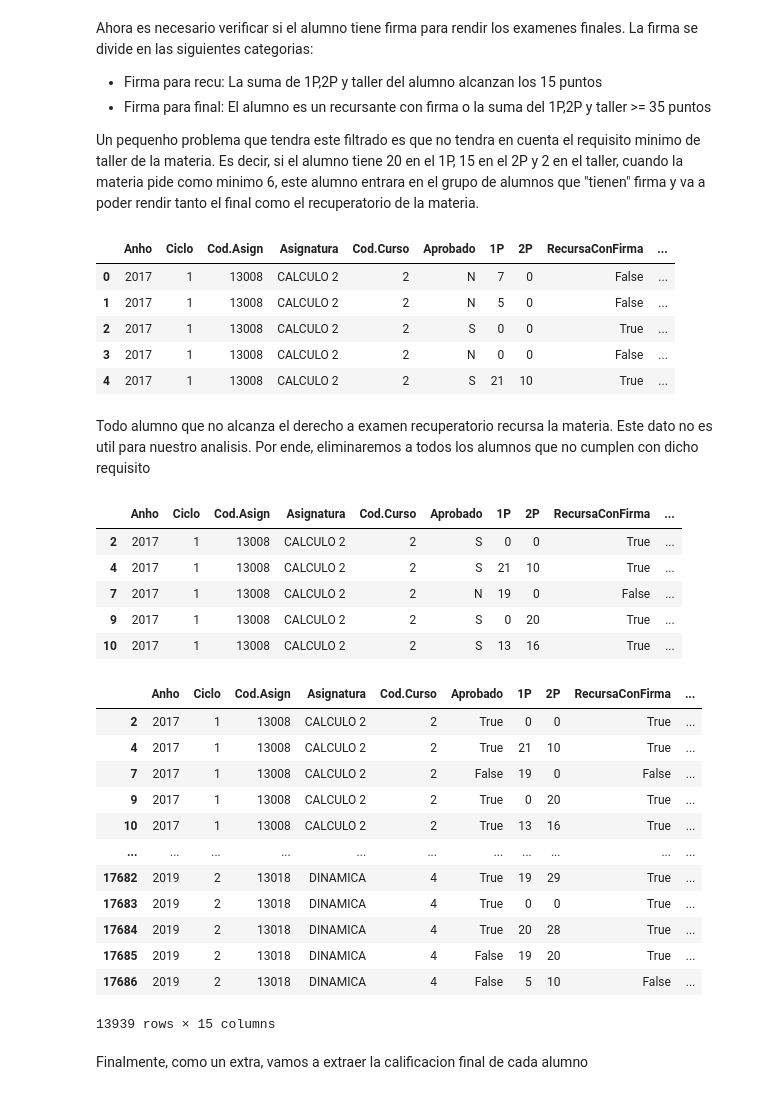
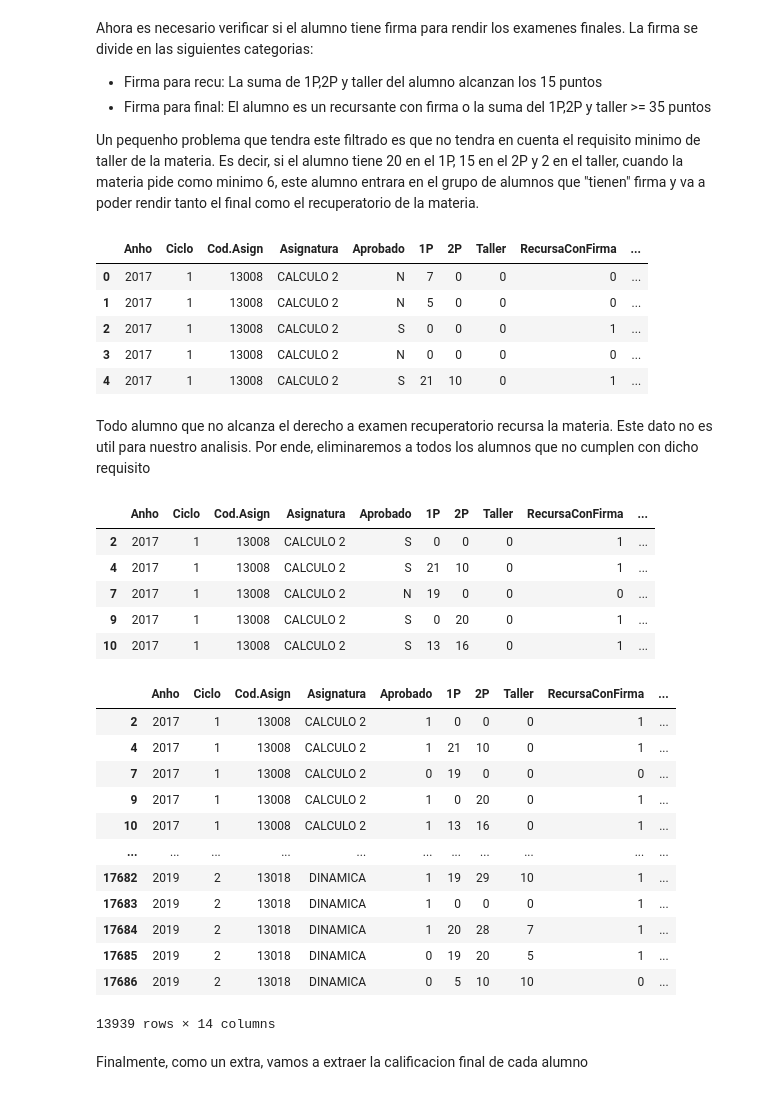
Before and after one commit to Hmersch96/M-M, a Jupyter notebook: Proyecto Final/Preprocesamiento_de_datos.ipynb, the cells around one changed output. Drawn from its saved outputs; the diff is of its cells as text; code cells hidden in the pictures.

```diff
--- a/Proyecto Final/Preprocesamiento_de_datos.ipynb
+++ b/Proyecto Final/Preprocesamiento_de_datos.ipynb
@@ -54,7 +54,7 @@ Primeramente, los datos de la asignatura, el ciclo, el anho, los datos del prime
 # %%
 #Con esta funcion, recorto las columnas que no necesito utilizar
 
-df=df.drop(['Semestre','ix','Id','Cod.Car.Sec'],axis=1)
+df=df.drop(['Semestre','ix','Id','Cod.Car.Sec','Cod.Curso'],axis=1)
 
 df.head()
 # %% [output]
@@ -90,6 +90,7 @@ firma_anterior=df['Anho.Firma']!=0
 
 #Primero insertamos la nueva columna
 df.insert(9,"RecursaConFirma",firma_anterior)
+df["RecursaConFirma"].replace({True: '1', False: '0'}, inplace=True)
 
 #Ahora eliminamos la columna de Anho.Firma
 df=df.drop(['Anho.Firma'],axis=1)
@@ -142,48 +143,52 @@ Dfinal=np.logical_or(firmaF,df["RecursaConFirma"])
 df.insert(10,"DerechoAFinal",Dfinal)
 df.insert(10,"DerechoARecuperatorio",Drecu)
 
+#Reemplazamos si tienen derecho o no por '1' y '0'
+df["DerechoAFinal"].replace({True: '1', False: '0'}, inplace=True)
+df["DerechoARecuperatorio"].replace({True: '1', False: '0'}, inplace=True)
+
 df.head()
 # %% [output]
-|  | Anho | Ciclo | Cod.Asign | Asignatura | Cod.Curso | Aprobado | 1P | 2P | RecursaConFirma | ... |
-| 0 | 2017 | 1 | 13008 | CALCULO 2 | 2 | N | 7 | 0 | False | ... |
-| 1 | 2017 | 1 | 13008 | CALCULO 2 | 2 | N | 5 | 0 | False | ... |
-| 2 | 2017 | 1 | 13008 | CALCULO 2 | 2 | S | 0 | 0 | True | ... |
-| 3 | 2017 | 1 | 13008 | CALCULO 2 | 2 | N | 0 | 0 | False | ... |
-| 4 | 2017 | 1 | 13008 | CALCULO 2 | 2 | S | 21 | 10 | True | ... |
+|  | Anho | Ciclo | Cod.Asign | Asignatura | Aprobado | 1P | 2P | Taller | RecursaConFirma | ... |
+| 0 | 2017 | 1 | 13008 | CALCULO 2 | N | 7 | 0 | 0 | 0 | ... |
+| 1 | 2017 | 1 | 13008 | CALCULO 2 | N | 5 | 0 | 0 | 0 | ... |
+| 2 | 2017 | 1 | 13008 | CALCULO 2 | S | 0 | 0 | 0 | 1 | ... |
+| 3 | 2017 | 1 | 13008 | CALCULO 2 | N | 0 | 0 | 0 | 0 | ... |
+| 4 | 2017 | 1 | 13008 | CALCULO 2 | S | 21 | 10 | 0 | 1 | ... |
 # %% [markdown]
 Todo alumno que no alcanza el derecho a examen recuperatorio recursa la materia. Este dato no es util para nuestro analisis. Por ende, eliminaremos a todos los alumnos que no cumplen con dicho requisito
 # %%
-df=df[df.DerechoARecuperatorio==True]
+df=df[df.DerechoARecuperatorio=='1']
 
 #Como la columna de DerechoARecuperatorio ya no tiene datos significativos para nuestro analisis, podemos eliminarla
 df=df.drop(['DerechoARecuperatorio'],axis=1)
 
 df.head()
 # %% [output]
-|  | Anho | Ciclo | Cod.Asign | Asignatura | Cod.Curso | Aprobado | 1P | 2P | RecursaConFirma | ... |
-| 2 | 2017 | 1 | 13008 | CALCULO 2 | 2 | S | 0 | 0 | True | ... |
-| 4 | 2017 | 1 | 13008 | CALCULO 2 | 2 | S | 21 | 10 | True | ... |
-| 7 | 2017 | 1 | 13008 | CALCULO 2 | 2 | N | 19 | 0 | False | ... |
-| 9 | 2017 | 1 | 13008 | CALCULO 2 | 2 | S | 0 | 20 | True | ... |
-| 10 | 2017 | 1 | 13008 | CALCULO 2 | 2 | S | 13 | 16 | True | ... |
+|  | Anho | Ciclo | Cod.Asign | Asignatura | Aprobado | 1P | 2P | Taller | RecursaConFirma | ... |
+| 2 | 2017 | 1 | 13008 | CALCULO 2 | S | 0 | 0 | 0 | 1 | ... |
+| 4 | 2017 | 1 | 13008 | CALCULO 2 | S | 21 | 10 | 0 | 1 | ... |
+| 7 | 2017 | 1 | 13008 | CALCULO 2 | N | 19 | 0 | 0 | 0 | ... |
+| 9 | 2017 | 1 | 13008 | CALCULO 2 | S | 0 | 20 | 0 | 1 | ... |
+| 10 | 2017 | 1 | 13008 | CALCULO 2 | S | 13 | 16 | 0 | 1 | ... |
 # %%
 #Finalmente, reemplazamos las S y N de Aprobado por True y False para manipular con mayor facilidad los datos de esa columna
-df["Aprobado"].replace({"S": True, "N": False}, inplace=True)
+df["Aprobado"].replace({"S": '1', "N": '0'}, inplace=True)
 display(df)
 # %% [output]
-|  | Anho | Ciclo | Cod.Asign | Asignatura | Cod.Curso | Aprobado | 1P | 2P | RecursaConFirma | ... |
-| 2 | 2017 | 1 | 13008 | CALCULO 2 | 2 | True | 0 | 0 | True | ... |
-| 4 | 2017 | 1 | 13008 | CALCULO 2 | 2 | True | 21 | 10 | True | ... |
-| 7 | 2017 | 1 | 13008 | CALCULO 2 | 2 | False | 19 | 0 | False | ... |
-| 9 | 2017 | 1 | 13008 | CALCULO 2 | 2 | True | 0 | 20 | True | ... |
-| 10 | 2017 | 1 | 13008 | CALCULO 2 | 2 | True | 13 | 16 | True | ... |
+|  | Anho | Ciclo | Cod.Asign | Asignatura | Aprobado | 1P | 2P | Taller | RecursaConFirma | ... |
+| 2 | 2017 | 1 | 13008 | CALCULO 2 | 1 | 0 | 0 | 0 | 1 | ... |
+| 4 | 2017 | 1 | 13008 | CALCULO 2 | 1 | 21 | 10 | 0 | 1 | ... |
+| 7 | 2017 | 1 | 13008 | CALCULO 2 | 0 | 19 | 0 | 0 | 0 | ... |
+| 9 | 2017 | 1 | 13008 | CALCULO 2 | 1 | 0 | 20 | 0 | 1 | ... |
+| 10 | 2017 | 1 | 13008 | CALCULO 2 | 1 | 13 | 16 | 0 | 1 | ... |
 | ... | ... | ... | ... | ... | ... | ... | ... | ... | ... | ... |
-| 17682 | 2019 | 2 | 13018 | DINAMICA | 4 | True | 19 | 29 | True | ... |
-| 17683 | 2019 | 2 | 13018 | DINAMICA | 4 | True | 0 | 0 | True | ... |
-| 17684 | 2019 | 2 | 13018 | DINAMICA | 4 | True | 20 | 28 | True | ... |
-| 17685 | 2019 | 2 | 13018 | DINAMICA | 4 | False | 19 | 20 | True | ... |
-| 17686 | 2019 | 2 | 13018 | DINAMICA | 4 | False | 5 | 10 | False | ... |
+| 17682 | 2019 | 2 | 13018 | DINAMICA | 1 | 19 | 29 | 10 | 1 | ... |
+| 17683 | 2019 | 2 | 13018 | DINAMICA | 1 | 0 | 0 | 0 | 1 | ... |
+| 17684 | 2019 | 2 | 13018 | DINAMICA | 1 | 20 | 28 | 7 | 1 | ... |
+| 17685 | 2019 | 2 | 13018 | DINAMICA | 0 | 19 | 20 | 5 | 1 | ... |
+| 17686 | 2019 | 2 | 13018 | DINAMICA | 0 | 5 | 10 | 10 | 0 | ... |
-13939 rows × 15 columns
+13939 rows × 14 columns
 # %% [markdown]
 Finalmente, como un extra, vamos a extraer la calificacion final de cada alumno
 # %%
```
Also changed, not shown: parts of 6 cells of this notebook, 20 other files.
